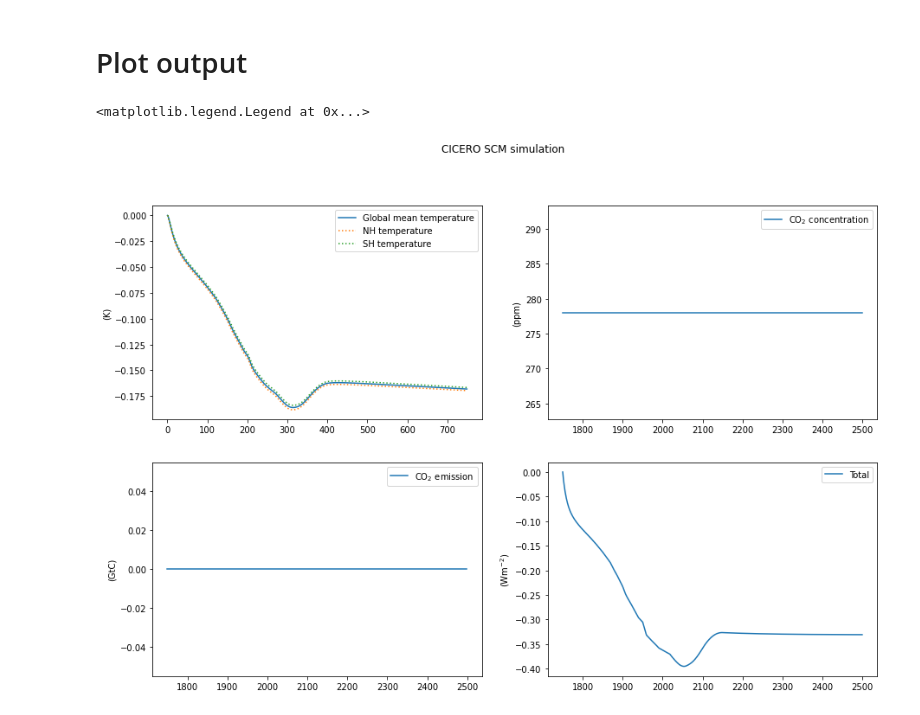
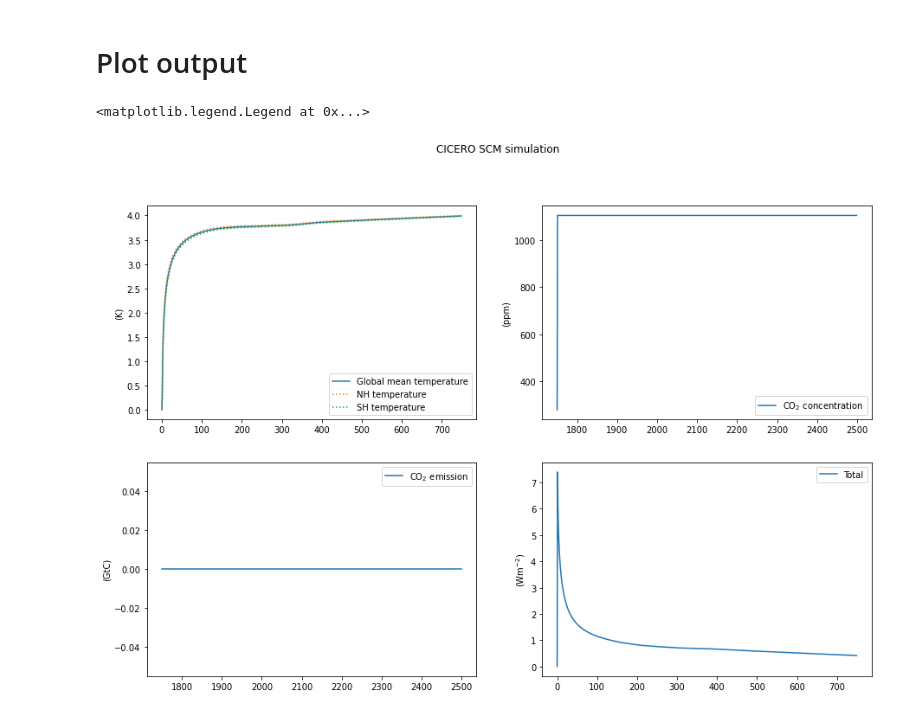
Before and after one commit to lukewestern/ciceroscm-ods, a Jupyter notebook: notebooks/CSCM_abrupt4x.ipynb, the cells around one changed output. Saved outputs shown, nothing was run; the diff lists cells and outputs as text; code cells hidden in the pictures.

```diff
--- a/notebooks/CSCM_abrupt4x.ipynb
+++ b/notebooks/CSCM_abrupt4x.ipynb
@@ -83,6 +83,7 @@ df_a4x_conc = pd.DataFrame(np.repeat(df_ssp2_conc.iloc[[0]].values, nt, axis=0))
 df_a4x_conc.columns = df_ssp2_conc.columns
 df_a4x_conc['year']=np.arange(1750,nt+1750)
 df_a4x_conc=df_a4x_conc.set_index('year')
+df_a4x_conc['CO2'].iloc[1:]=df_a4x_conc['CO2'].iloc[0]*4
 df_a4x_conc.head()
 # %% [output]
 |  | CO2 | CH4 | N2O | CFC-11 | CFC-12 | CFC-113 | CFC-114 | CFC-115 | CH3Br | CCl4 | ... | ... |
@@ -118,7 +121,7 @@ scen = 'test'
 cscm_dir=CICEROSCM({
             "gaspam_data": gaspam,
             "emstart": 1750,
-            "conc_run":False, #concentrations driven simulation
+            "conc_run":True, #concentrations driven simulation
             "nystart": 1750,
             "nyend": 1750+nt-1,
             "concentrations_data": df_a4x_conc,
@@ -184,22 +186,22 @@ df_temp.head()
 # %%
 fig, axs = plt.subplots(nrows=2, ncols=2,figsize=(15,10))
 axs=axs.flatten()
 fig.suptitle('CICERO SCM simulation')
 
 df_temp['dT_glob'].plot(ylabel='(K)',ax=axs[0])
 df_temp['dT_NH'].plot(ylabel='(K)',ax=axs[0],linestyle=':')
 df_temp['dT_SH'].plot(ylabel='(K)',ax=axs[0],linestyle=':')
 axs[0].legend(['Global mean temperature','NH temperature','SH temperature'])
 
 df_temp['concentrations']['CO2'].plot(ylabel='(ppm)',ax=axs[1])
 axs[1].legend([r'CO$_2$ concentration'])
 
 df_temp['emissions']['CO2'].plot(ylabel='(GtC)',ax=axs[2])
 axs[2].legend([r'CO$_2$ emission'])
 
-df_temp['forcing']['Total_forcing'].plot(ylabel='(Wm$^{-2}$)',ax=axs[3])
+df_temp['RIB_glob'].plot(ylabel='(Wm$^{-2}$)',ax=axs[3])
 
 axs[3].legend([r'Total','CO$_2$','CH$_4$','Land Use'])
 # %% [output]
 <matplotlib.legend.Legend at 0x...>
-[figure, old version]
+[figure, new version]
```
Also changed, not shown: parts of 17 cells of this notebook.
